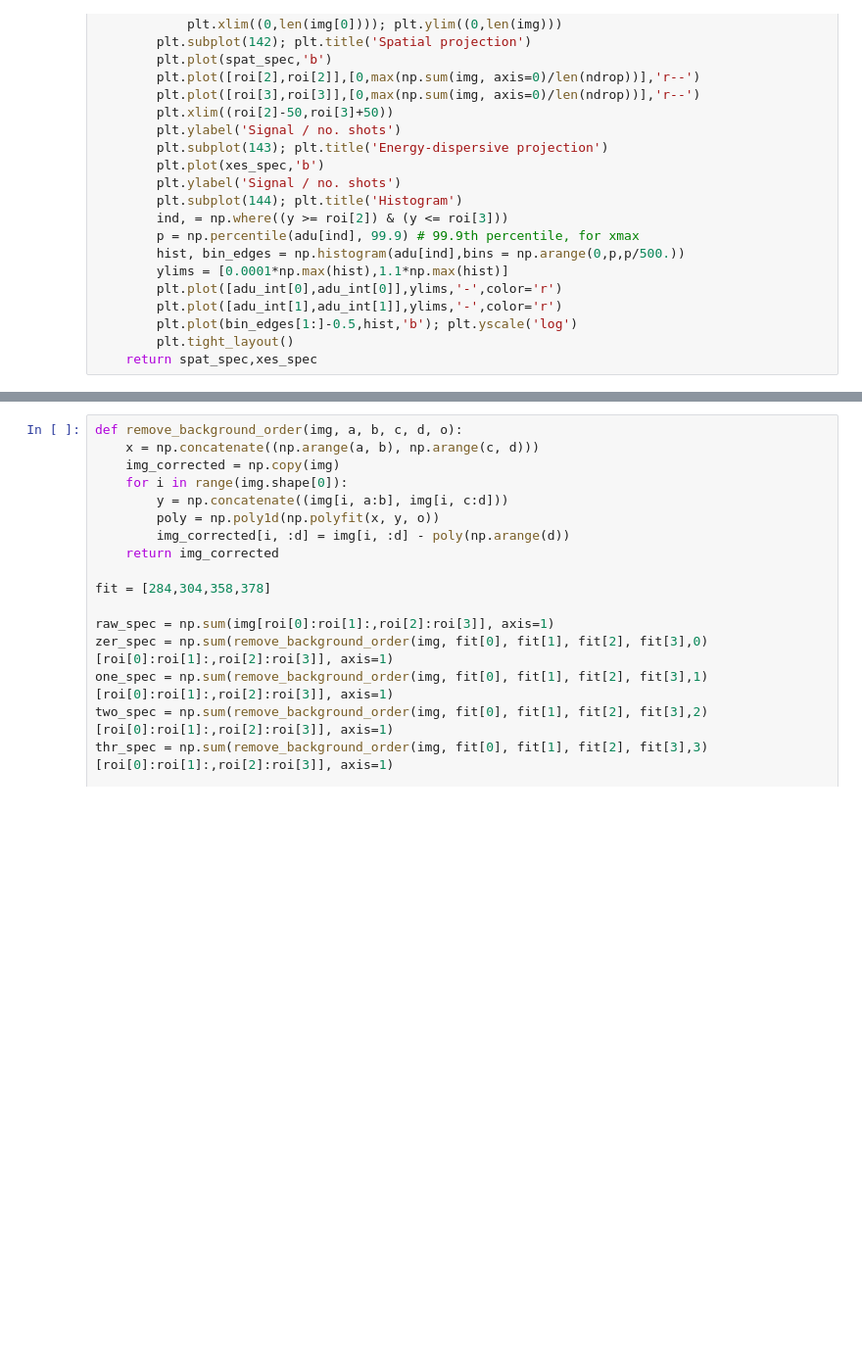
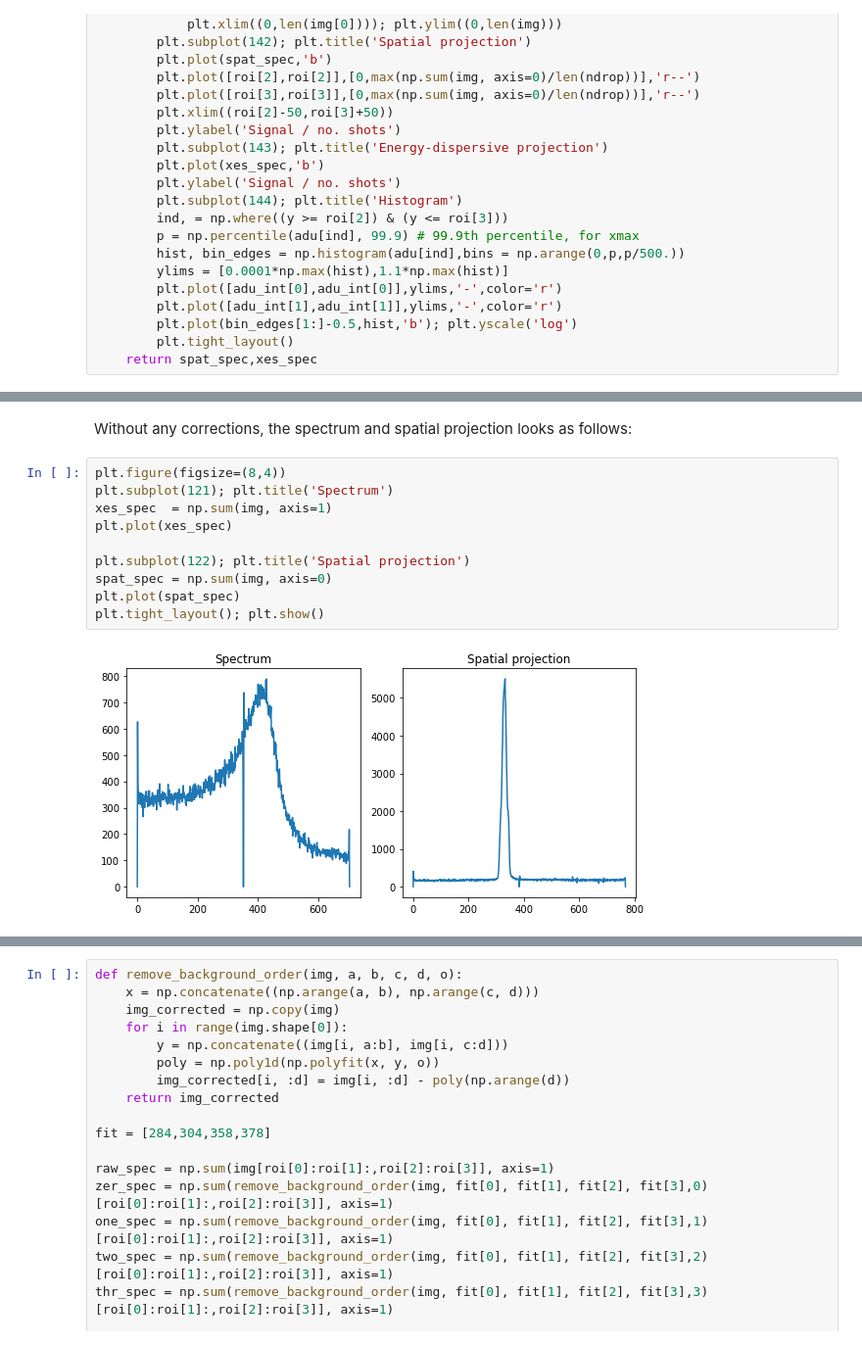
Before and after one commit to t-fransson/xest, a Jupyter notebook: jbook/docs/corr_spec.ipynb, the cells around one changed output, grey strips where cells are left out. Shown at 98% size. Cells and saved outputs as stored; diff of their text form; blank space fills up the shorter version.

```diff
--- a/jbook/docs/corr_spec.ipynb
+++ b/jbook/docs/corr_spec.ipynb
@@ -121,0 +129,14 @@ Looking at runs 1-1 from expt 'instruction', with 7.77e+03 shots and 1.58e+06 dr
+# %% [markdown]
+Without any corrections, the spectrum and spatial projection looks as follows:
+# %%
+plt.figure(figsize=(8,4))
+plt.subplot(121); plt.title('Spectrum')
+xes_spec  = np.sum(img, axis=1)
+plt.plot(xes_spec)
+
+plt.subplot(122); plt.title('Spatial projection')
+spat_spec = np.sum(img, axis=0)
+plt.plot(spat_spec)
+plt.tight_layout(); plt.show()
+# %% [output]
+[figure, added]
```
Also changed, not shown: parts of 24 cells of this notebook, 14 other files.
